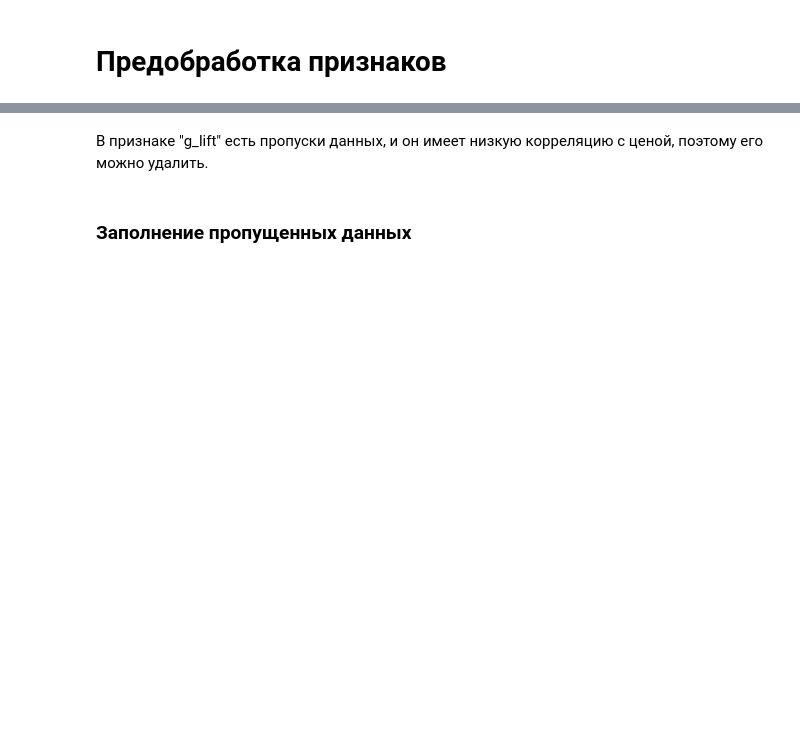
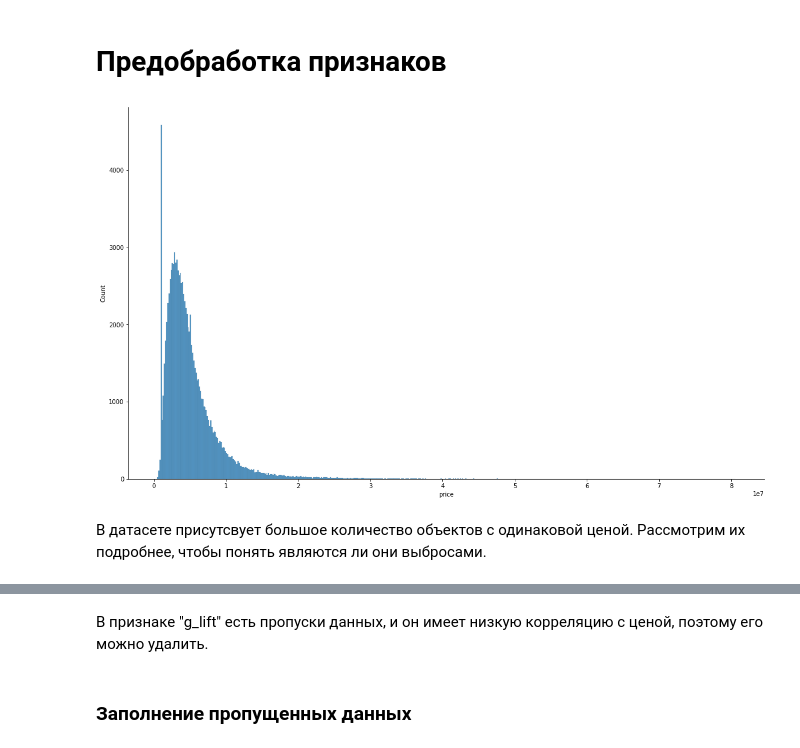
Before and after one commit to ilya0100/ML-intro-hw, a Jupyter notebook: hw-5/hw-5.ipynb, the cells around one changed output, grey strips where cells are left out. Saved outputs shown, nothing was run; the diff lists cells and outputs as text; code cells hidden in the pictures; blank space fills up the shorter version.

```diff
--- a/hw-5/hw-5.ipynb
+++ b/hw-5/hw-5.ipynb
@@ -52,2 +46,8 @@ y_train = X_train["price"]
 # %% [markdown]
 # Предобработка признаков
+# %%
+sns.displot(train_df.price).figure.set_size_inches(18, 10)
+# %% [output]
+[figure, added]
+# %% [markdown]
+В датасете присутсвует большое количество объектов с одинаковой ценой. Рассмотрим их подробнее, чтобы понять являются ли они выбросами.
```
Also changed, not shown: parts of 68 cells of this notebook, 7 other files.
